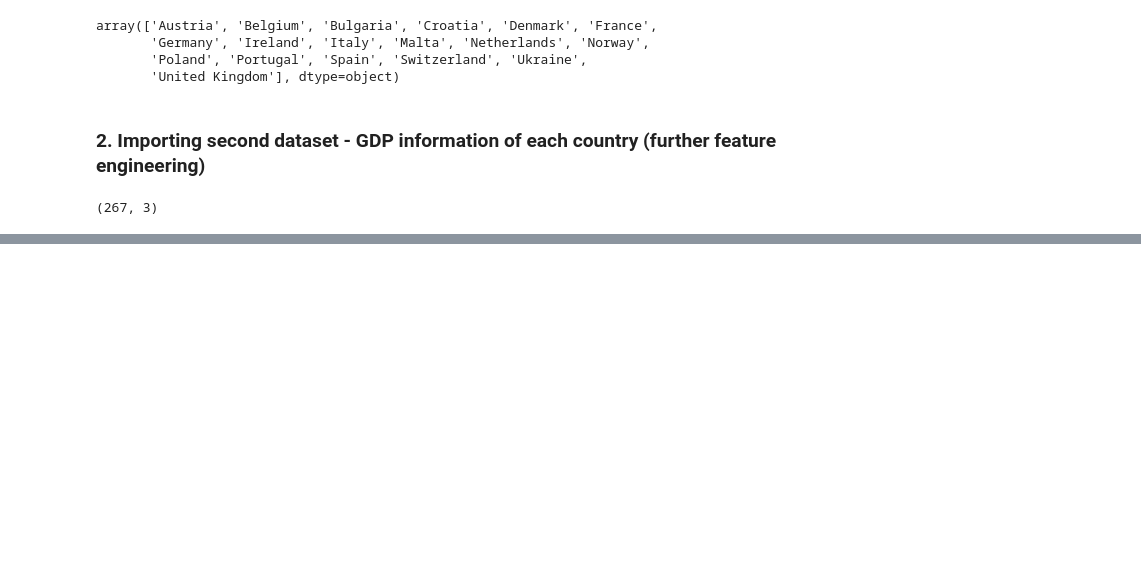
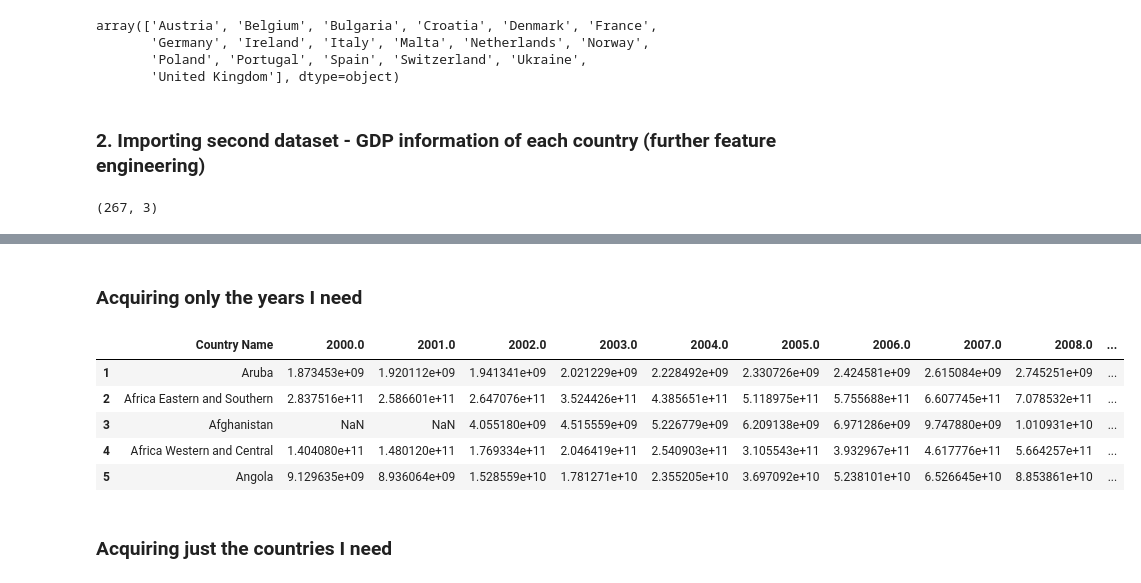
Before and after one commit to dayosango/eu_congenital_anomalies, a Jupyter notebook: Data_cleansing.ipynb, the cells around one changed output, grey strips where cells are left out. Saved outputs shown, nothing was run; the diff lists cells and outputs as text; code cells hidden in the pictures; blank space fills up the shorter version.

```diff
--- a/Data_cleansing.ipynb
+++ b/Data_cleansing.ipynb
@@ -566,0 +624,2 @@ Float64Index([2019.0, 2020.0, nan], dtype='float64', name=('Country Name', 'Coun
+# %% [markdown]
+### Acquiring only the years I need
@@ -566,0 +633,9 @@ Float64Index([2019.0, 2020.0, nan], dtype='float64', name=('Country Name', 'Coun
+# %%
+gdp.head()
+# %% [output]
+|  | Country Name | 2000.0 | 2001.0 | 2002.0 | 2003.0 | 2004.0 | 2005.0 | 2006.0 | 2007.0 | 2008.0 | ... |
+| 1 | Aruba | 1.873453e+09 | 1.920112e+09 | 1.941341e+09 | 2.021229e+09 | 2.228492e+09 | 2.330726e+09 | 2.424581e+09 | 2.615084e+09 | 2.745251e+09 | ... |
+| 2 | Africa Eastern and Southern | 2.837516e+11 | 2.586601e+11 | 2.647076e+11 | 3.524426e+11 | 4.385651e+11 | 5.118975e+11 | 5.755688e+11 | 6.607745e+11 | 7.078532e+11 | ... |
+| 3 | Afghanistan | NaN | NaN | 4.055180e+09 | 4.515559e+09 | 5.226779e+09 | 6.209138e+09 | 6.971286e+09 | 9.747880e+09 | 1.010931e+10 | ... |
+| 4 | Africa Western and Central | 1.404080e+11 | 1.480120e+11 | 1.769334e+11 | 2.046419e+11 | 2.540903e+11 | 3.105543e+11 | 3.932967e+11 | 4.617776e+11 | 5.664257e+11 | ... |
+| 5 | Angola | 9.129635e+09 | 8.936064e+09 | 1.528559e+10 | 1.781271e+10 | 2.355205e+10 | 3.697092e+10 | 5.238101e+10 | 6.526645e+10 | 8.853861e+10 | ... |
@@ -566,0 +645,2 @@ Float64Index([2019.0, 2020.0, nan], dtype='float64', name=('Country Name', 'Coun
+# %% [markdown]
+### Acquiring just the countries I need
```
Also changed, not shown: parts of 24 cells of this notebook.
